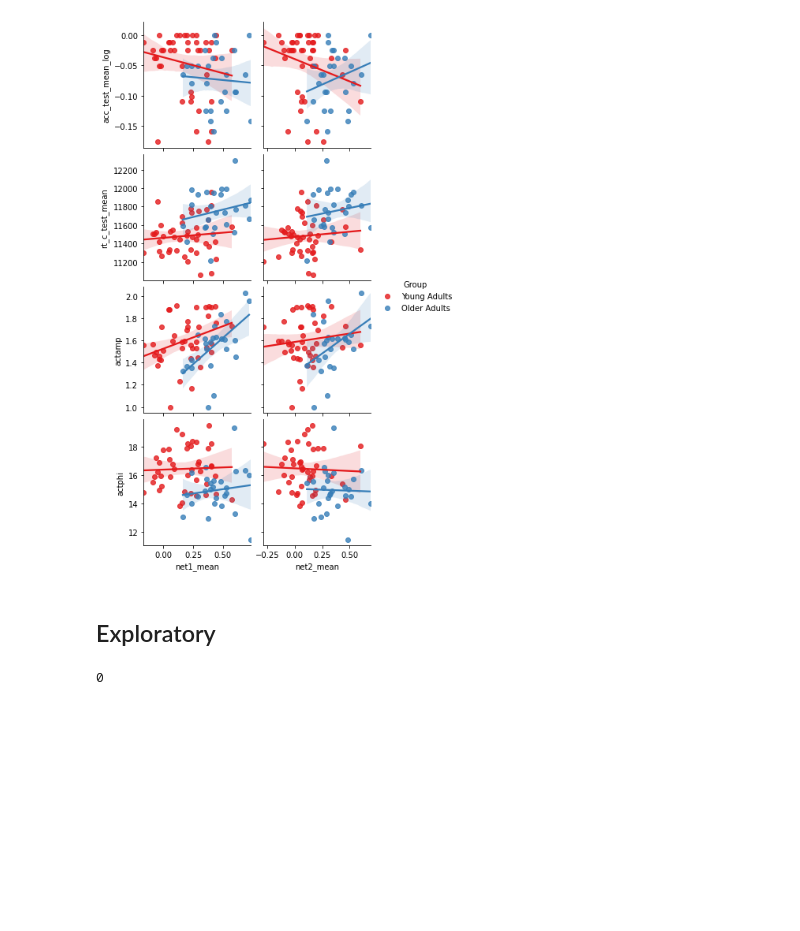
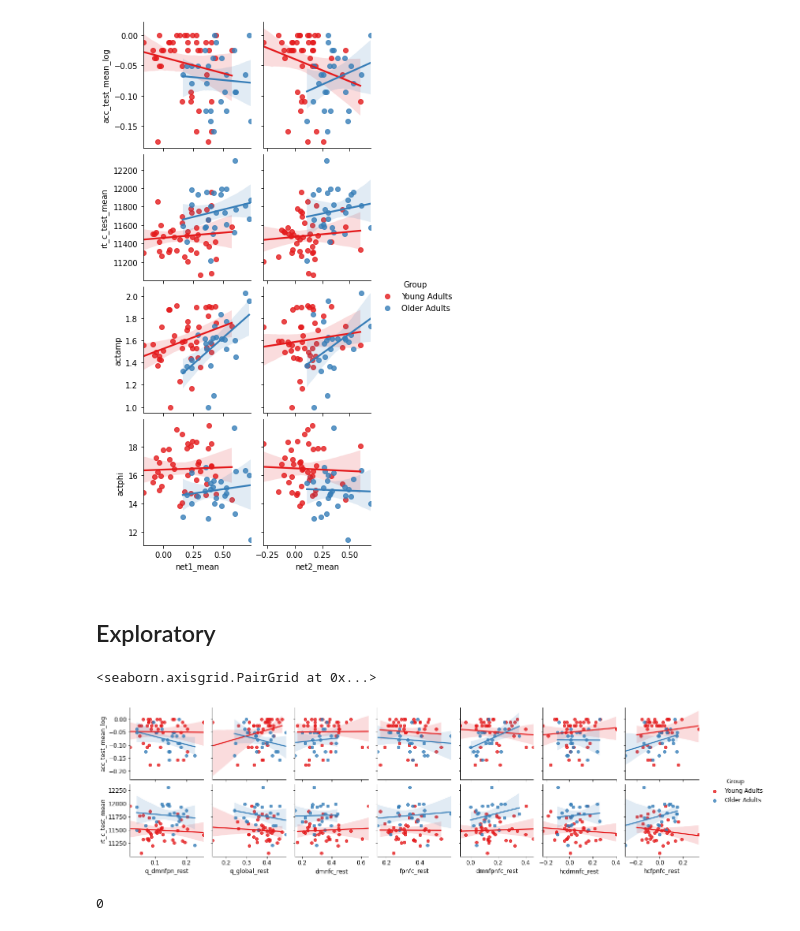
Before and after one commit to mcmahonmc/dissertation, a Jupyter notebook: Statistics.ipynb, the cells around one changed output. Saved outputs shown, nothing was run; the diff lists cells and outputs as text; code cells hidden in the pictures; blank space fills up the shorter version.

```diff
--- a/Statistics.ipynb
+++ b/Statistics.ipynb
@@ -1384,6 +1403,13 @@ sns.pairplot(data=df, y_vars=['acc_test_mean_log', 'rt_c_test_mean', 'actamp', '
 [figure]
 # %% [markdown]
 ## Exploratory
+# %%
+sns.set_palette('Set1')
+sns.pairplot(data=df, y_vars=['acc_test_mean_log', 'rt_c_test_mean'],
+             x_vars=[v for v in df.columns if '_rest' in v], hue='Group', kind='reg')
+# %% [output]
+<seaborn.axisgrid.PairGrid at 0x...>
+[figure, added]
 # %%
 regVars = ['rt_c_test_mean', 'net1_mean']
 regdf = df[['Group', 'sex'] + regVars].dropna()[['Group', 'sex']].join(df[regVars].dropna().apply(stats.zscore))
```
Also changed, not shown: parts of 25 cells of this notebook, 5 other files.
